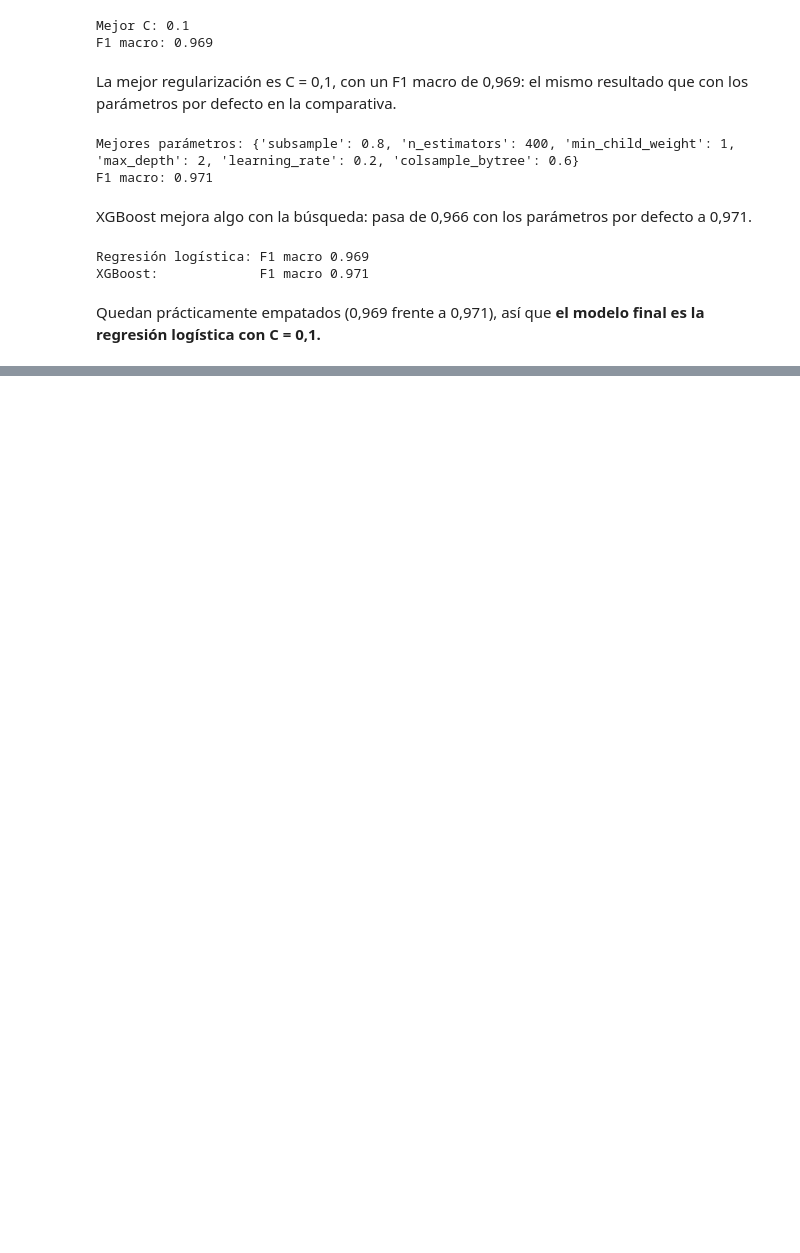
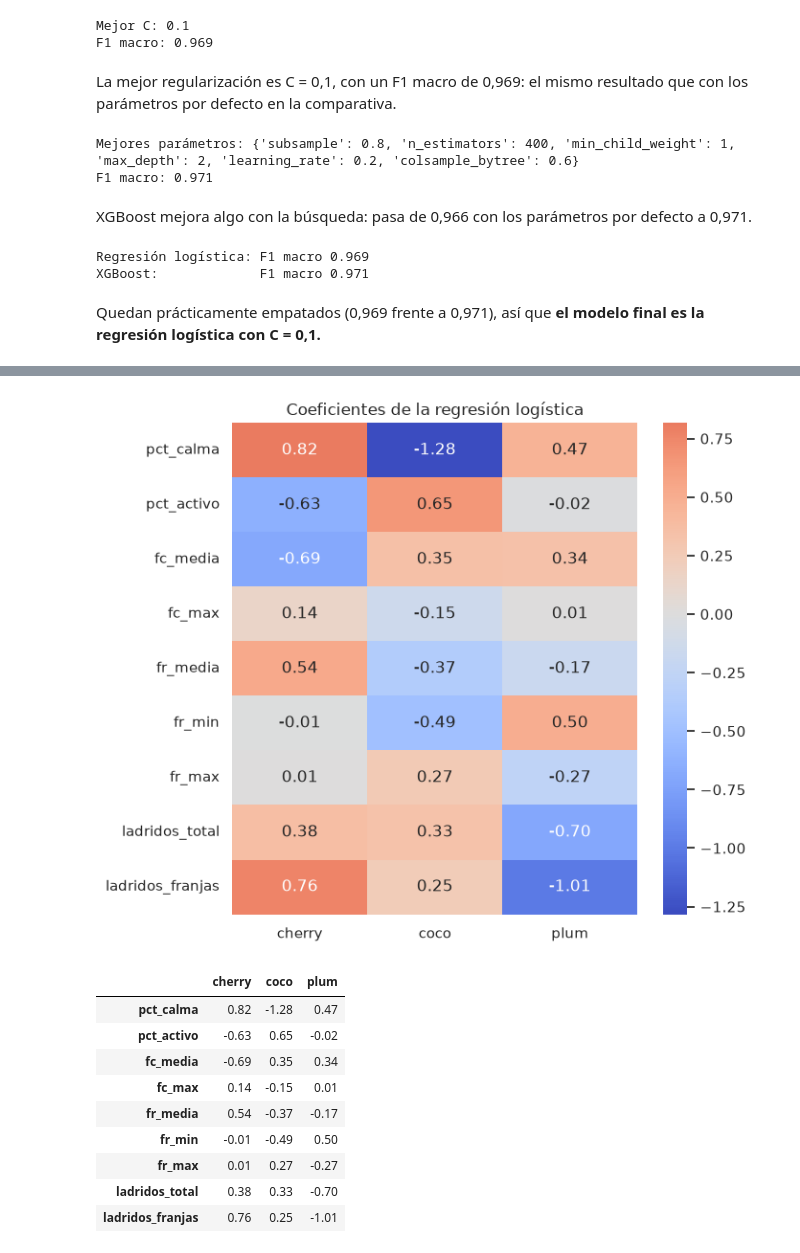
Before and after one commit to claudiavera156/ML_Huella_Conductual, a Jupyter notebook: main.ipynb, the cells around one changed output, grey strips where cells are left out. Drawn from its saved outputs; the diff is of its cells as text; code cells hidden in the pictures; blank space fills up the shorter version.

```diff
--- a/main.ipynb
+++ b/main.ipynb
@@ -1152,0 +1233,23 @@ Quedan prácticamente empatados (0,969 frente a 0,971), así que **el modelo fin
+# %%
+coeficientes = pd.DataFrame(modelo_final.coef_, index=PERROS, columns=FEATURES).T
+
+plt.figure(figsize=(7, 6))
+sns.heatmap(coeficientes, annot=True, fmt=".2f", cmap="coolwarm", center=0)
+plt.title("Coeficientes de la regresión logística")
+plt.tight_layout()
+plt.savefig("src/img/paso13_coeficientes.png", dpi=120)
+plt.show()
+
+coeficientes.round(2)
+# %% [output]
+[figure, added]
+|  | cherry | coco | plum |
+| pct_calma | 0.82 | -1.28 | 0.47 |
+| pct_activo | -0.63 | 0.65 | -0.02 |
+| fc_media | -0.69 | 0.35 | 0.34 |
+| fc_max | 0.14 | -0.15 | 0.01 |
+| fr_media | 0.54 | -0.37 | -0.17 |
+| fr_min | -0.01 | -0.49 | 0.50 |
+| fr_max | 0.01 | 0.27 | -0.27 |
+| ladridos_total | 0.38 | 0.33 | -0.70 |
+| ladridos_franjas | 0.76 | 0.25 | -1.01 |
```
Also changed, not shown: parts of 9 cells of this notebook, 2 other files.
